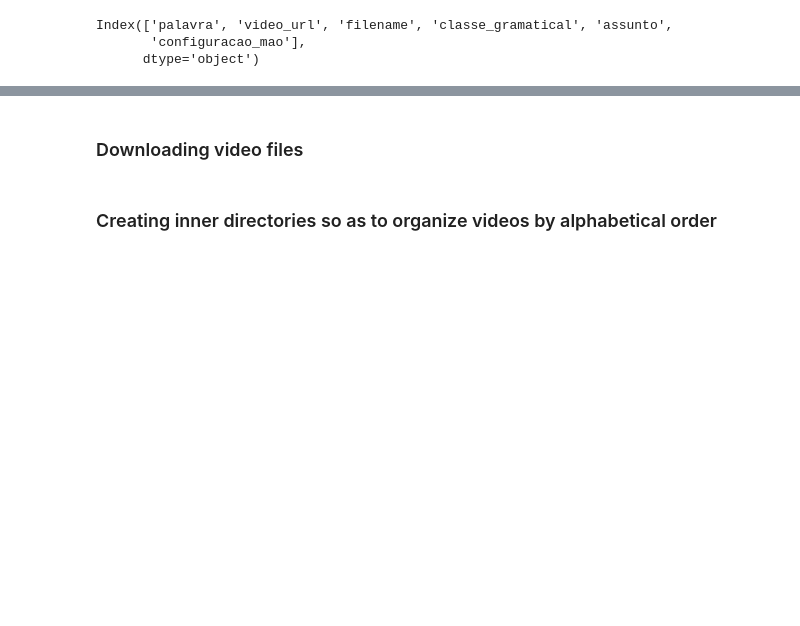
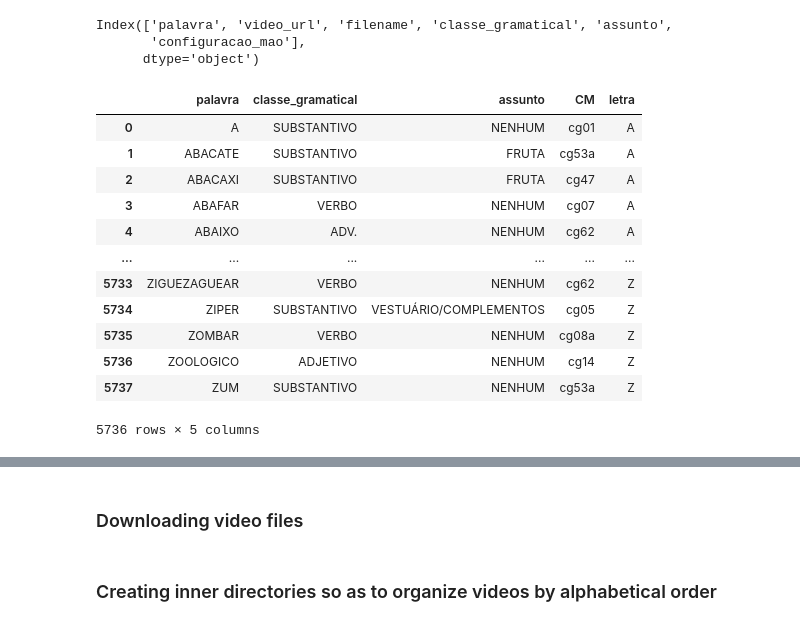
Before and after one commit to fabianaferreira/final-project-src, a Jupyter notebook: Crawler/CrawlerFunctions.ipynb, the cells around one changed output, grey strips where cells are left out. Drawn from its saved outputs; the diff is of its cells as text; code cells hidden in the pictures; blank space fills up the shorter version.

```diff
--- a/Crawler/CrawlerFunctions.ipynb
+++ b/Crawler/CrawlerFunctions.ipynb
@@ -33,0 +38,16 @@ csv2 = csv2.drop(['video_url', 'configuracao_mao', 'filename'], axis=1)
+# %%
+csv2
+# %% [output]
+|  | palavra | classe_gramatical | assunto | CM | letra |
+| 0 | A | SUBSTANTIVO | NENHUM | cg01 | A |
+| 1 | ABACATE | SUBSTANTIVO | FRUTA | cg53a | A |
+| 2 | ABACAXI | SUBSTANTIVO | FRUTA | cg47 | A |
+| 3 | ABAFAR | VERBO | NENHUM | cg07 | A |
+| 4 | ABAIXO | ADV. | NENHUM | cg62 | A |
+| ... | ... | ... | ... | ... | ... |
+| 5733 | ZIGUEZAGUEAR | VERBO | NENHUM | cg62 | Z |
+| 5734 | ZIPER | SUBSTANTIVO | VESTUÁRIO/COMPLEMENTOS | cg05 | Z |
+| 5735 | ZOMBAR | VERBO | NENHUM | cg08a | Z |
+| 5736 | ZOOLOGICO | ADJETIVO | NENHUM | cg14 | Z |
+| 5737 | ZUM | SUBSTANTIVO | NENHUM | cg53a | Z |
+5736 rows × 5 columns
```
Also changed, not shown: parts of 8 cells of this notebook, 2 other files.
